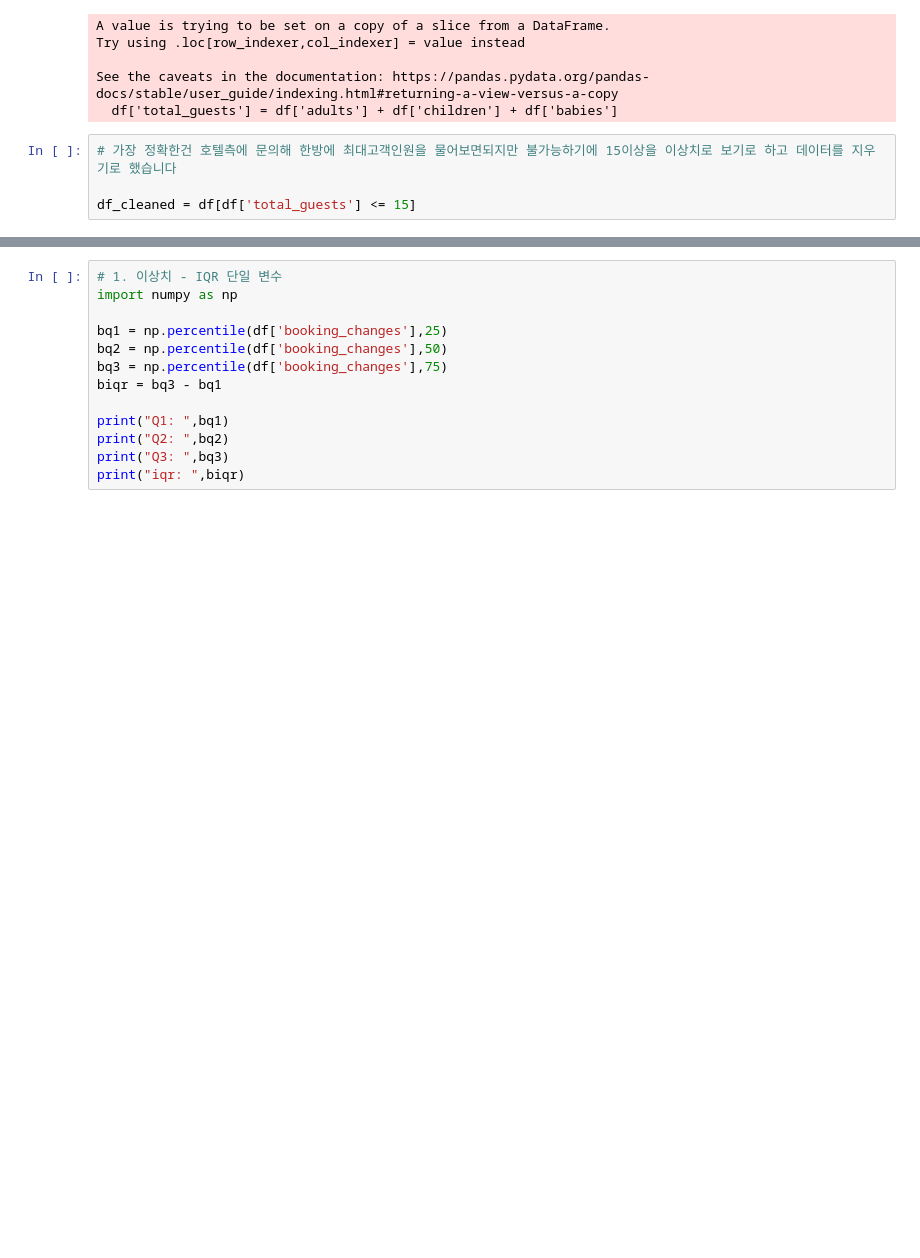
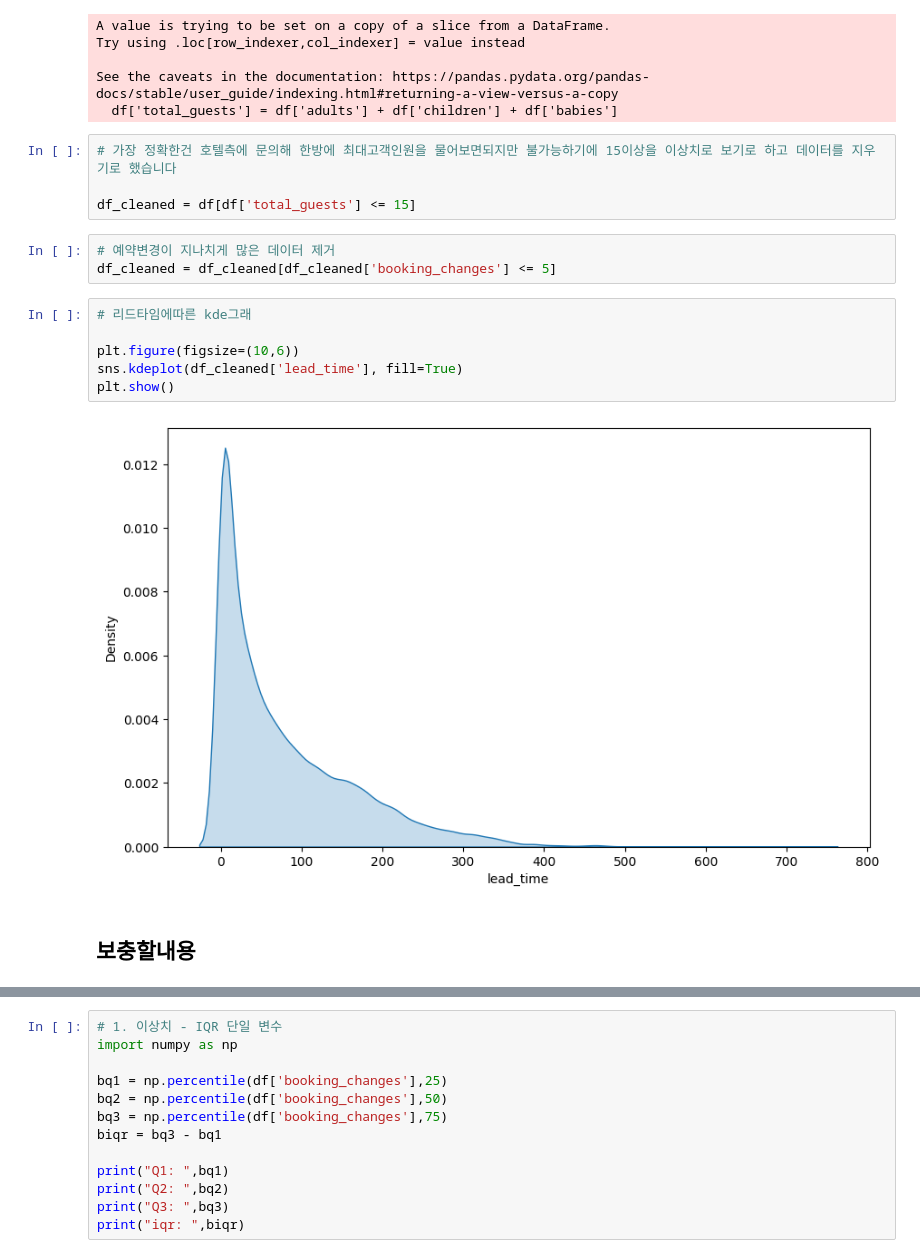
Before and after one commit to forexms78/AI-05-, a Jupyter notebook: 미션2_2팀_박병호.ipynb, the cells around one changed output, grey strips where cells are left out. Drawn from its saved outputs; the diff is of its cells as text; blank space fills up the shorter version.

```diff
--- a/미션2_2팀_박병호.ipynb
+++ b/미션2_2팀_박병호.ipynb
@@ -195,3 +203,16 @@ See the caveats in the documentation: https://pandas.pydata.org/pandas-docs/stab
 # 가장 정확한건 호텔측에 문의해 한방에 최대고객인원을 물어보면되지만 불가능하기에 15이상을 이상치로 보기로 하고 데이터를 지우기로 했습니다
 
 df_cleaned = df[df['total_guests'] <= 15]
+# %%
+# 예약변경이 지나치게 많은 데이터 제거
+df_cleaned = df_cleaned[df_cleaned['booking_changes'] <= 5]
+# %%
+# 리드타임에따른 kde그래
+
+plt.figure(figsize=(10,6))
+sns.kdeplot(df_cleaned['lead_time'], fill=True)
+plt.show()
+# %% [output]
+[figure, added]
+# %% [markdown]
+## 보충할내용
```
Also changed, not shown: parts of 25 cells of this notebook.
